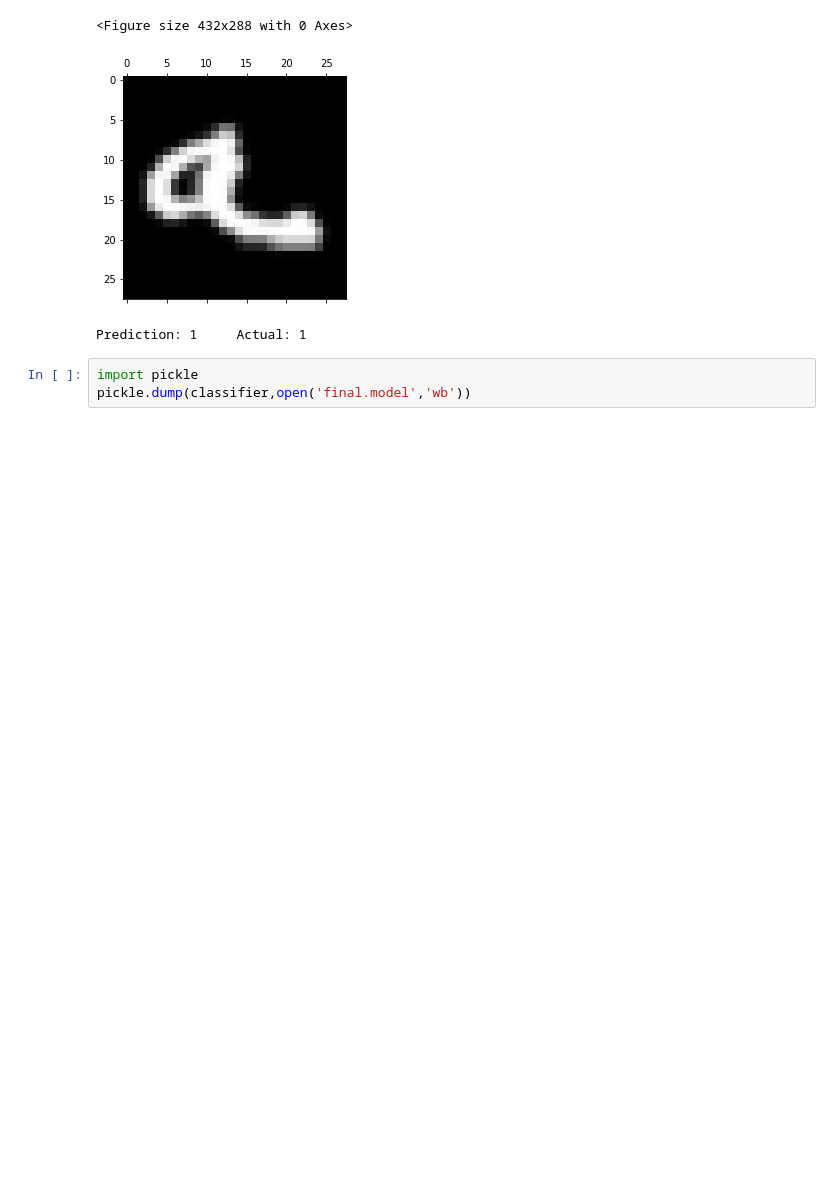
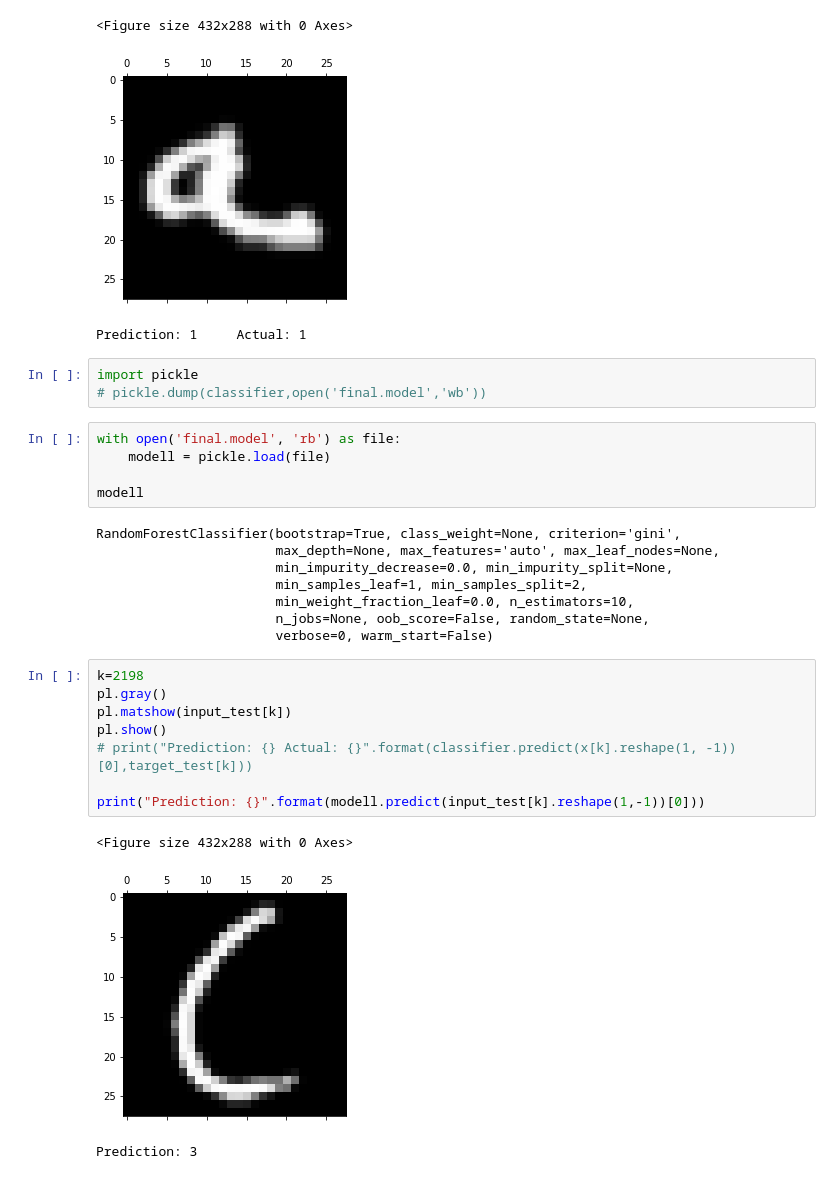
Before and after one commit to IET-NITK/HandwritingRecognizer, a Jupyter notebook: emnist final.ipynb, the cells around one changed output. Saved outputs shown, nothing was run; the diff lists cells and outputs as text; blank space fills up the shorter version.

```diff
--- a/emnist final.ipynb
+++ b/emnist final.ipynb
@@ -71,4 +71,29 @@ print("Prediction: {}     Actual: {}".format(classifier.predict(input_test[k].re
 Prediction: 1     Actual: 1
 # %%
 import pickle
-pickle.dump(classifier,open('final.model','wb'))
+# pickle.dump(classifier,open('final.model','wb'))
+# %%
+with open('final.model', 'rb') as file:
+    modell = pickle.load(file)
+
+modell
+# %% [output]
+RandomForestClassifier(bootstrap=True, class_weight=None, criterion='gini',
+                       max_depth=None, max_features='auto', max_leaf_nodes=None,
+                       min_impurity_decrease=0.0, min_impurity_split=None,
+                       min_samples_leaf=1, min_samples_split=2,
+                       min_weight_fraction_leaf=0.0, n_estimators=10,
+                       n_jobs=None, oob_score=False, random_state=None,
+                       verbose=0, warm_start=False)
+# %%
+k=2198
+pl.gray()
+pl.matshow(input_test[k])
+pl.show()
+# print("Prediction: {} Actual: {}".format(classifier.predict(x[k].reshape(1, -1))[0],target_test[k]))
+
+print("Prediction: {}".format(modell.predict(input_test[k].reshape(1,-1))[0]))
+# %% [output]
+<Figure size 432x288 with 0 Axes>
+[figure, added]
+Prediction: 3
```
Also changed, not shown: parts of 11 cells of this notebook, 6 other files.
